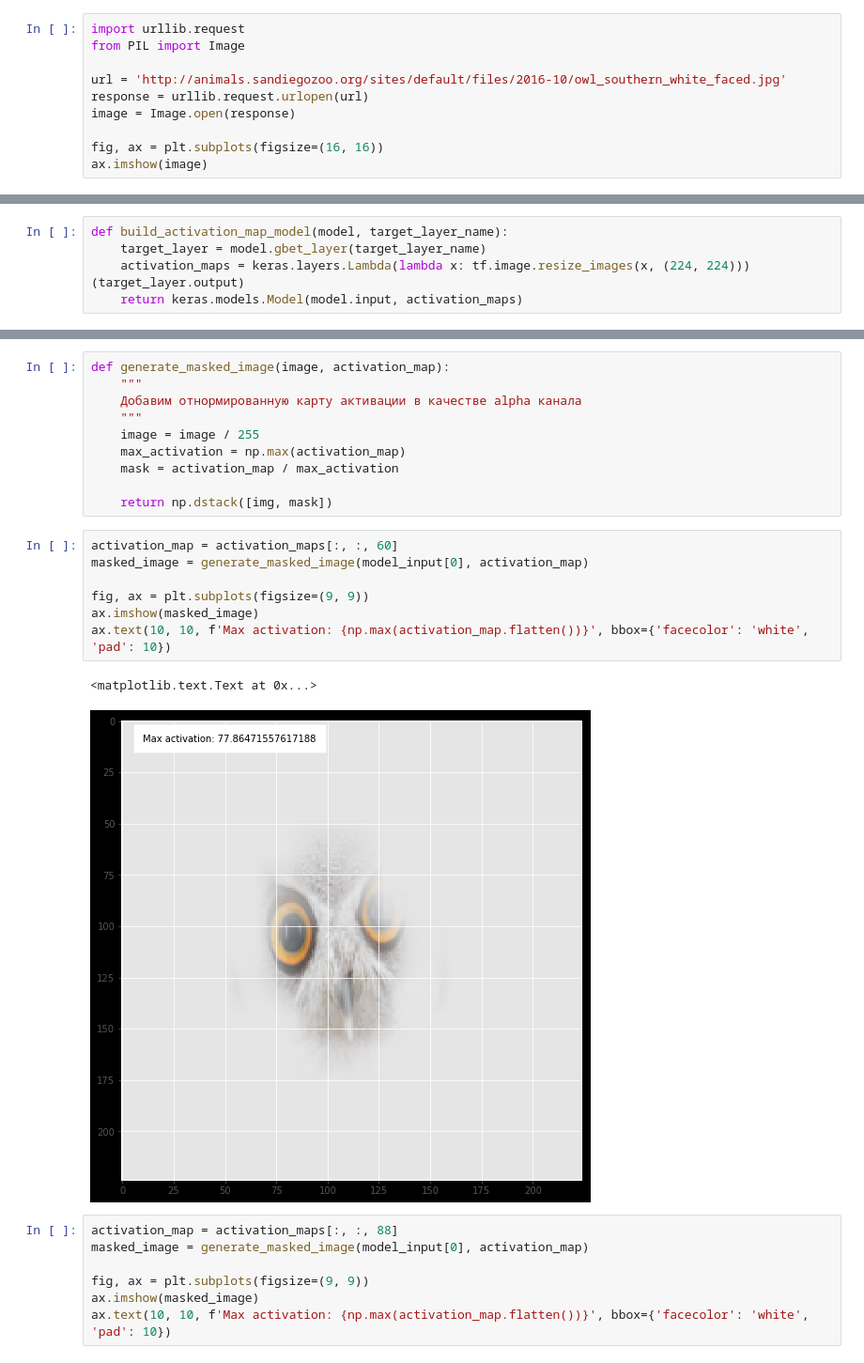
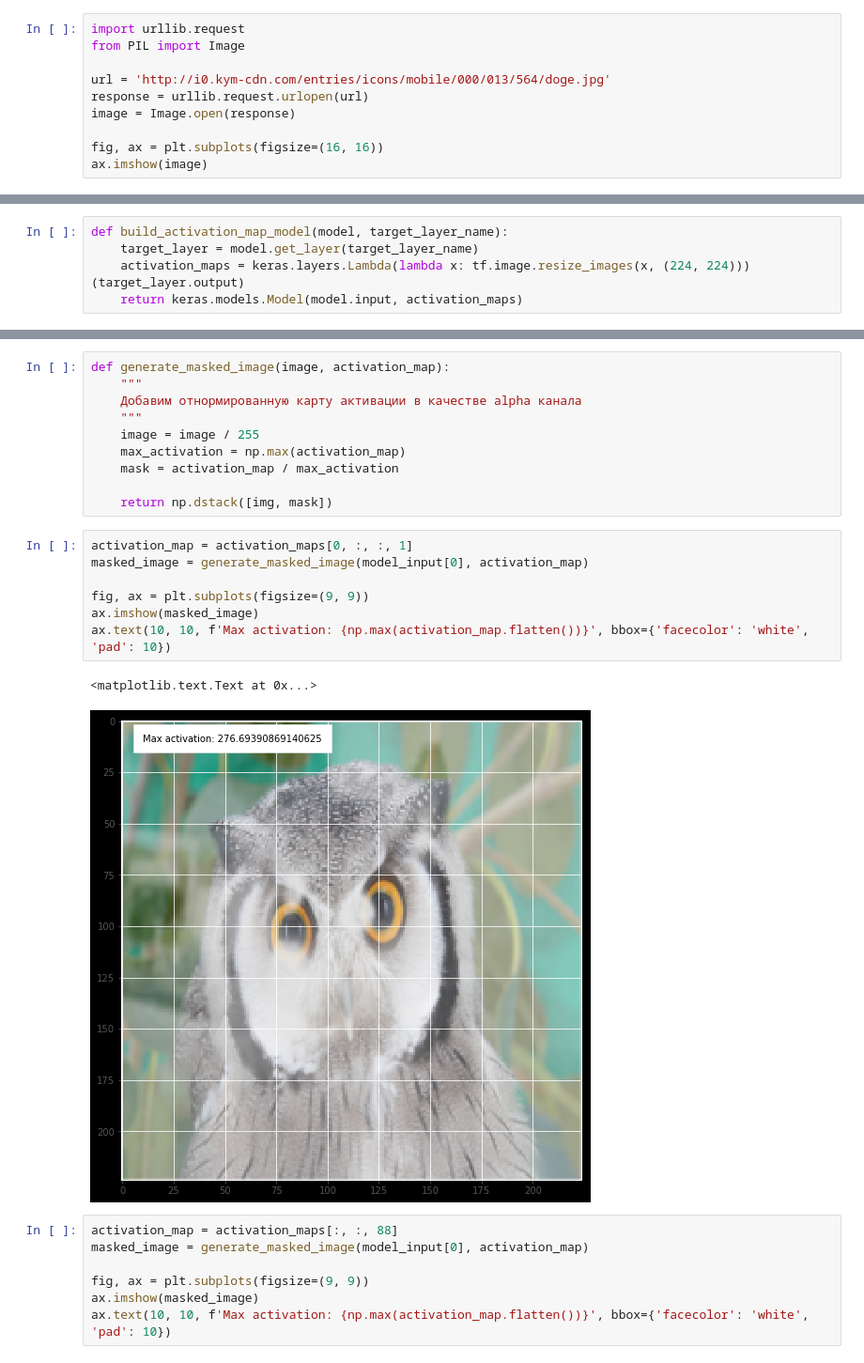
Before and after one commit to MulixBF/seminar-01-08-2017, a Jupyter notebook: 3. Визуализация работы сети.ipynb, the cells around one changed output, grey strips where cells are left out. Shown at 94% size. Cells and saved outputs as stored; diff of their text form.

```diff
--- a/3. Визуализация работы сети.ipynb
+++ b/3. Визуализация работы сети.ipynb
@@ -65,7 +67,7 @@ for i, row in enumerate(axes):
 import urllib.request
 from PIL import Image
 
-url = 'http://animals.sandiegozoo.org/sites/default/files/2016-10/owl_southern_white_faced.jpg'
+url = 'http://i0.kym-cdn.com/entries/icons/mobile/000/013/564/doge.jpg'
 response = urllib.request.urlopen(url)
 image = Image.open(response)
 
@@ -97,6 +99,6 @@ decode_predictions(predicted_classes, top=3)
 # %%
 def build_activation_map_model(model, target_layer_name):
-    target_layer = model.gbet_layer(target_layer_name)
+    target_layer = model.get_layer(target_layer_name)
     activation_maps = keras.layers.Lambda(lambda x: tf.image.resize_images(x, (224, 224)))(target_layer.output)
     return keras.models.Model(model.input, activation_maps)
 # %%
@@ -148,15 +150,15 @@ def generate_masked_image(image, activation_map):
 
     return np.dstack([img, mask])
 # %%
-activation_map = activation_maps[:, :, 60]
+activation_map = activation_maps[0, :, :, 1]
 masked_image = generate_masked_image(model_input[0], activation_map)
 
 fig, ax = plt.subplots(figsize=(9, 9))
 ax.imshow(masked_image)
 ax.text(10, 10, f'Max activation: {np.max(activation_map.flatten())}', bbox={'facecolor': 'white', 'pad': 10})
 # %% [output]
 <matplotlib.text.Text at 0x...>
-[figure, old version]
+[figure, new version]
 # %%
 activation_map = activation_maps[:, :, 88]
 masked_image = generate_masked_image(model_input[0], activation_map)
```
Also changed, not shown: parts of 14 cells of this notebook, 4 other files.
